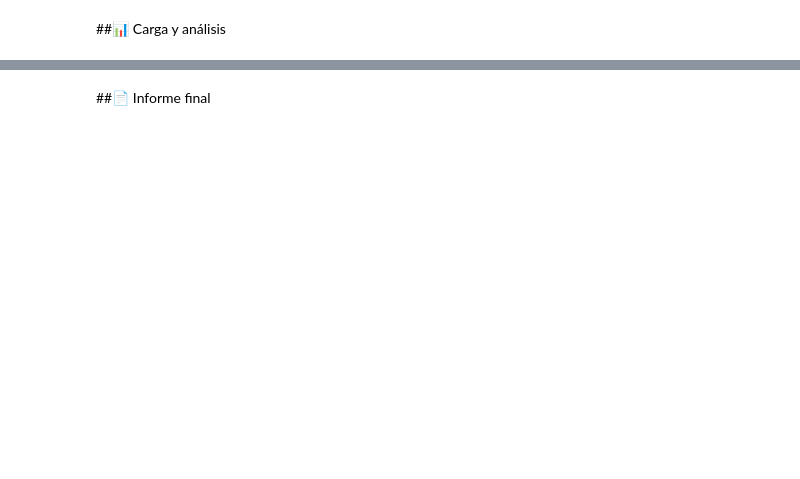
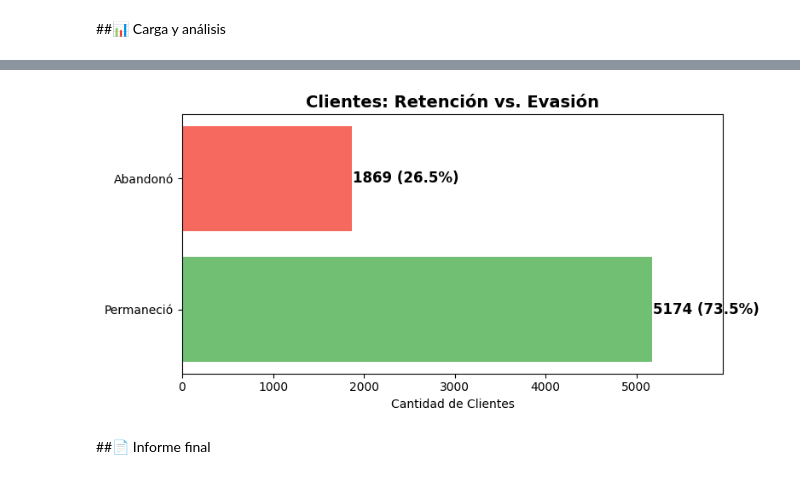
Before and after one commit to AenimaLabs/TelecomX, a Jupyter notebook: TelecomX.ipynb, the cells around one changed output, grey strips where cells are left out. Saved outputs shown, nothing was run; the diff lists cells and outputs as text; code cells hidden in the pictures; blank space fills up the shorter version.

```diff
--- a/TelecomX.ipynb
+++ b/TelecomX.ipynb
@@ -391,2 +674,21 @@ dtype: object
+# %%
+# Calcular porcentajes
+churn_counts = df['Abandono'].value_counts().sort_index()
+churn_percentages = df['Abandono'].value_counts(normalize=True).sort_index() * 100
+
+plt.figure(figsize=(8, 4))
+bars = plt.barh(['Permaneció', 'Abandonó'], churn_counts, color=['#4CAF50', '#F44336'], alpha=0.8)
+
+# Añadir porcentajes dentro de las barras
+for i, (count, pct) in enumerate(zip(churn_counts, churn_percentages)):
+    plt.text(count + 10, i, f'{count} ({pct:.1f}%)', va='center', fontsize=12, fontweight='bold')
+
+plt.title('Clientes: Retención vs. Evasión', fontsize=14, fontweight='bold')
+plt.xlabel('Cantidad de Clientes')
+plt.xlim(0, max(churn_counts) * 1.15)  # Espacio para el texto
+plt.tight_layout()
+plt.show()
+# %% [output]
+[figure, added]
 # %% [markdown]
 ##📄 Informe final
```
Also changed, not shown: parts of 17 cells of this notebook.
